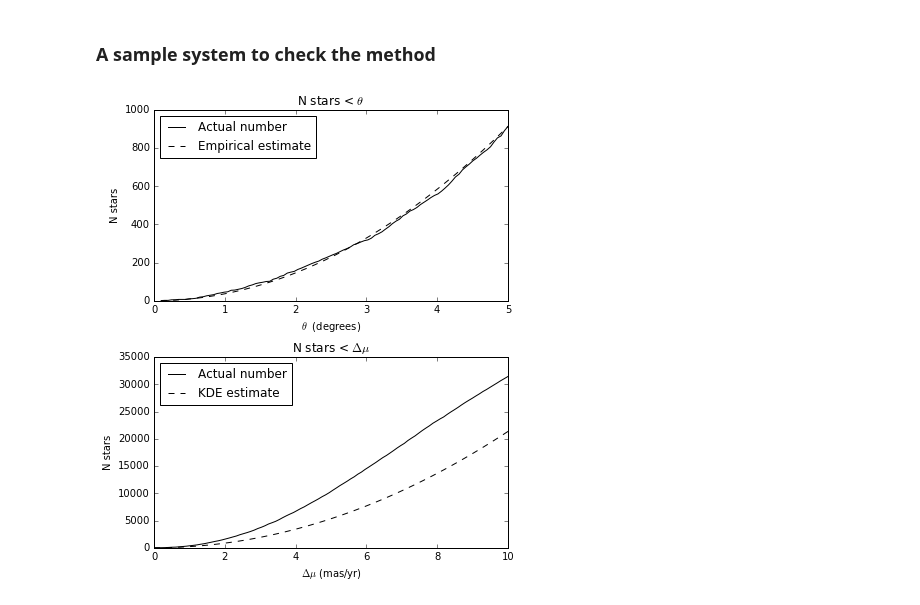
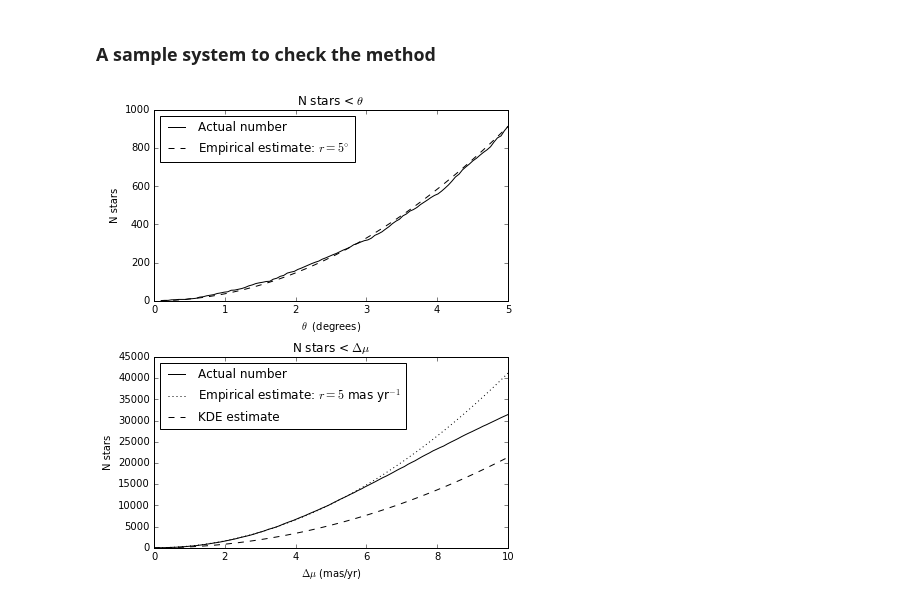
Before and after one commit to astroJeff/gaia_binaries, a Jupyter notebook: notebooks/Tycho-2 Data.ipynb, the cells around one changed output. Saved outputs shown, nothing was run; the diff lists cells and outputs as text; code cells hidden in the pictures.

```diff
--- a/notebooks/Tycho-2 Data.ipynb
+++ b/notebooks/Tycho-2 Data.ipynb
@@ -409,6 +409,10 @@ def get_P_mu(mu_ra, mu_dec, catalog=None, method='kde'):
         global mu_kde
         if mu_kde is None: mu_kde = gaussian_kde((catalog["pmRA"], catalog["pmDE"]))
         P_mu = mu_kde.evaluate((mu_ra, mu_dec))
+    elif method is 'empirical':
+        r = 5.0
+        n_stars_near = nstars_nearby_mu(mu_ra, mu_dec, radius=r, catalog=t_clean)-1
+        P_mu = n_stars_near / (4.0*np.pi*r**2)
     else:
         print "You must input an appropriate method."
         print "Options: 'kde' only"
@@ -475,14 +479,16 @@ def get_random_alignment_P_mu(mu_ra1, mu_dec1, mu_ra2, mu_dec2, density=None, ca
 
 
     # Proper motion difference in degrees/yr
-    delta_mu = rad_to_deg(get_theta_proj_degree(mu_ra1, mu_dec1, mu_ra2, mu_dec2))
+    delta_mu = np.sqrt((mu_ra1-mu_ra2)**2 + (mu_dec1-mu_dec2)**2)
+    # delta_mu = get_theta_proj_degree(mu_ra1, mu_dec1, mu_ra2, mu_dec2)
 
     mu_ra_avg = (mu_ra1 + mu_ra2)/2.0
     mu_dec_avg = (mu_dec1 + mu_dec2)/2.0
 
     # density = get_P_mu(mu_ra2, mu_dec2, catalog=t, method='kde')
     if density is None:
-        density = get_P_mu(mu_ra1, mu_dec1, catalog=catalog, method='kde')
+        # density = get_P_mu(mu_ra1, mu_dec1, catalog=catalog, method='kde')
+        density = get_P_mu(mu_ra1, mu_dec1, catalog=catalog, method='empirical')
 
     P_mu = 2.0*np.pi*delta_mu * density
 
@@ -512,7 +567,7 @@ r = 5.0
 n_stars_near = nstars_nearby(ra_in, dec_in, radius=r, catalog=t_clean)-1
 n_density = n_stars_near / (4.0*np.pi*r**2)
 y = (4.0*np.pi)*n_density*radius**2
-ax[0].plot(radius,y, color='k', linestyle='--', label='Empirical estimate')
+ax[0].plot(radius,y, color='k', linestyle='--', label=r'Empirical estimate: $r=5^{\circ}$')
 
 ax[0].set_title(r'N stars < $\theta$')
 ax[0].set_xlabel(r'$\theta\ $ (degrees)')
@@ -524,33 +579,44 @@ ax[0].legend(loc=2)
 
 # Proper motion panel
 mu_ra_in = t_clean['pmRA'][i]
 mu_dec_in = t_clean['pmDE'][i]
 
 pm_density = get_P_mu(mu_ra_in, mu_dec_in, catalog=t_clean, method='kde')
 delta_mu = np.linspace(0.0, 10.0, 100)
 P_mu = 4.0*np.pi*delta_mu**2*pm_density
 
 N_stars = np.zeros(100)
 for i in np.arange(100):
     N_stars[i] = nstars_nearby_mu(mu_ra_in, mu_dec_in, delta_mu[i], catalog=t_clean)
 
 ax[1].plot(delta_mu, N_stars, color='k', label='Actual number')
 
 
+
+# Compare to density estimate derived from a 5 mas/yr radius
+r = 5.0
+n_stars_near = nstars_nearby_mu(mu_ra_in, mu_dec_in, radius=r, catalog=t_clean)-1
+n_density = n_stars_near / (4.0*np.pi*r**2)
+y = (4.0*np.pi)*n_density*delta_mu**2
+ax[1].plot(delta_mu,y, color='k', linestyle='dotted', label=r'Empirical estimate: $r=5$ mas yr$^{-1}$')
+
+
+
+
 norm_factor = mu_kde.factor*len(t_clean['RAmdeg'])
 ax[1].plot(delta_mu, P_mu*norm_factor, color='k', linestyle='--', label='KDE estimate')
 
 ax[1].set_xlim(0.0,10.0)
 
 ax[1].set_title(r'N stars < $\Delta \mu$')
 ax[1].set_xlabel(r'$\Delta \mu$ (mas/yr)')
 ax[1].set_ylabel('N stars')
 
 ax[1].legend(loc=2)
 
 
 plt.tight_layout()
-#plt.savefig('../figures/tycho-2_local_density.pdf')
-plt.show()
+plt.savefig('../figures/tycho-2_local_density.pdf')
+#plt.show()
 # %% [output]
-[figure, old version]
+[figure, new version]
```
Also changed, not shown: parts of 4 cells of this notebook, 3 other files.
